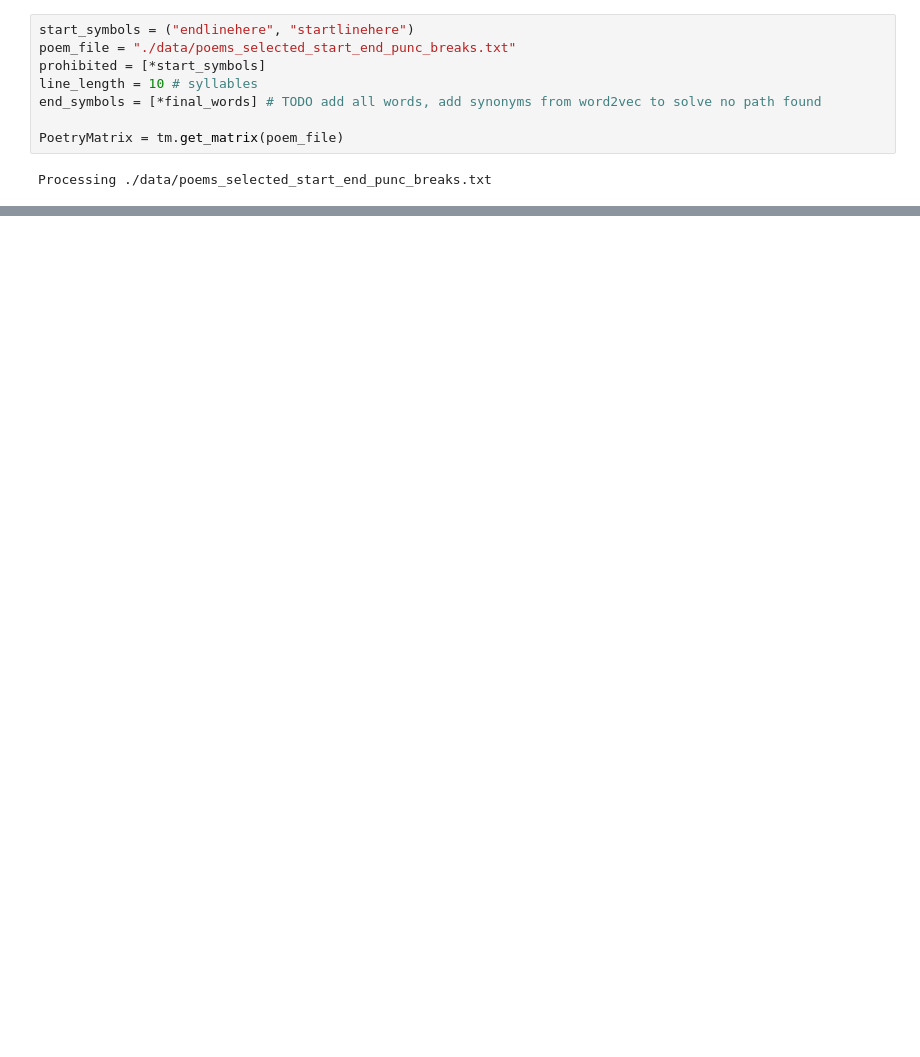
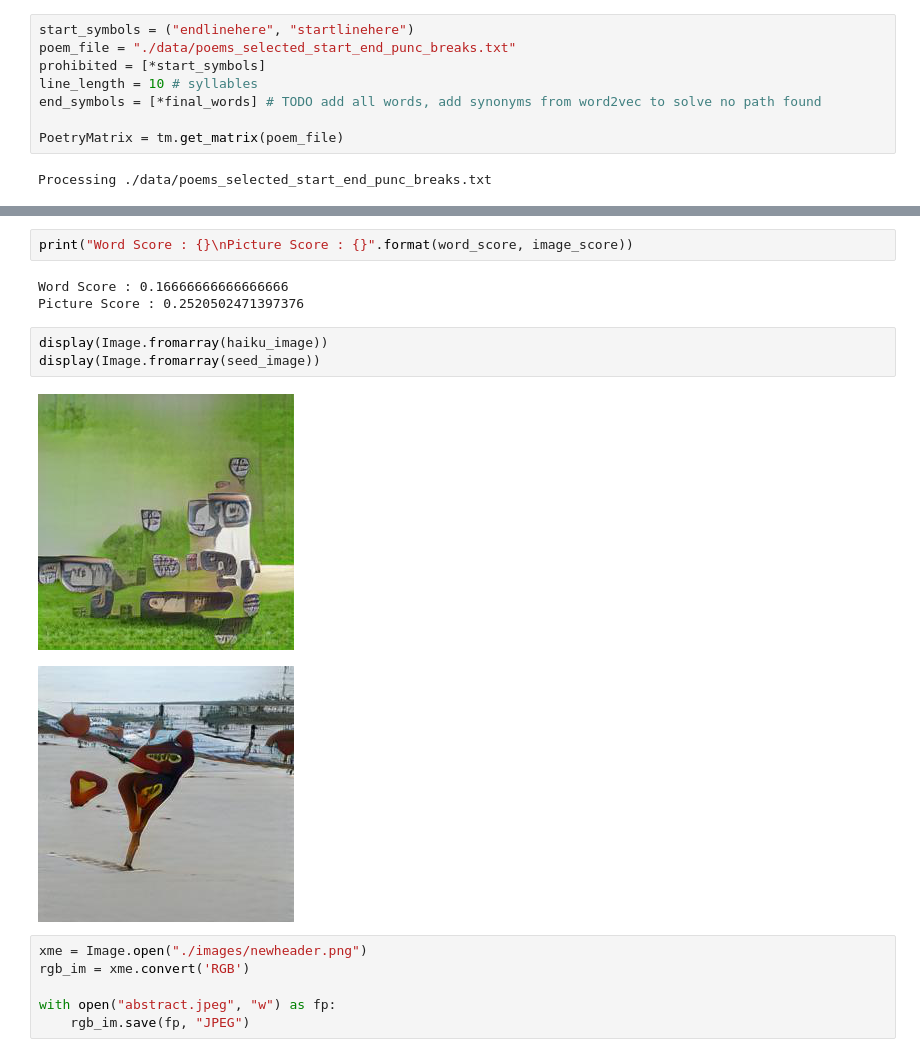
Before and after one commit to josephyaconelli/image-to-haiku, a Jupyter notebook: poetry_writer.ipynb, the cells around one changed output, grey strips where cells are left out. Drawn from its saved outputs; the diff is of its cells as text; blank space fills up the shorter version.

```diff
--- a/poetry_writer.ipynb
+++ b/poetry_writer.ipynb
@@ -458,0 +506,17 @@ for s, l in sentences_and_scores:
+# %%
+print("Word Score : {}\nPicture Score : {}".format(word_score, image_score))
+# %% [output]
+Word Score : 0.16666666666666666
+Picture Score : 0.2520502471397376
+# %%
+display(Image.fromarray(haiku_image))
+display(Image.fromarray(seed_image))
+# %% [output]
+[figure, added]
+[figure, added]
+# %%
+xme = Image.open("./images/newheader.png")
+rgb_im = xme.convert('RGB')
+
+with open("abstract.jpeg", "w") as fp:
+    rgb_im.save(fp, "JPEG")
```
Also changed, not shown: parts of 20 cells of this notebook, 1 other file.
